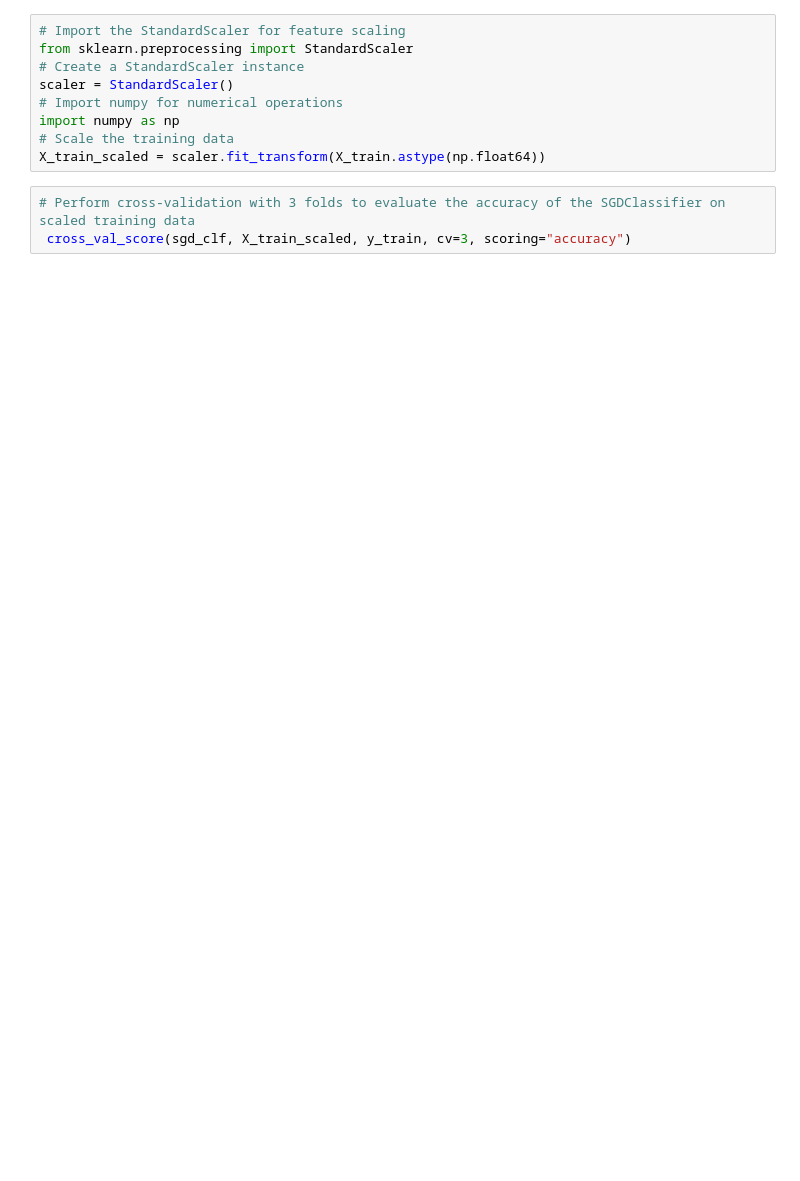
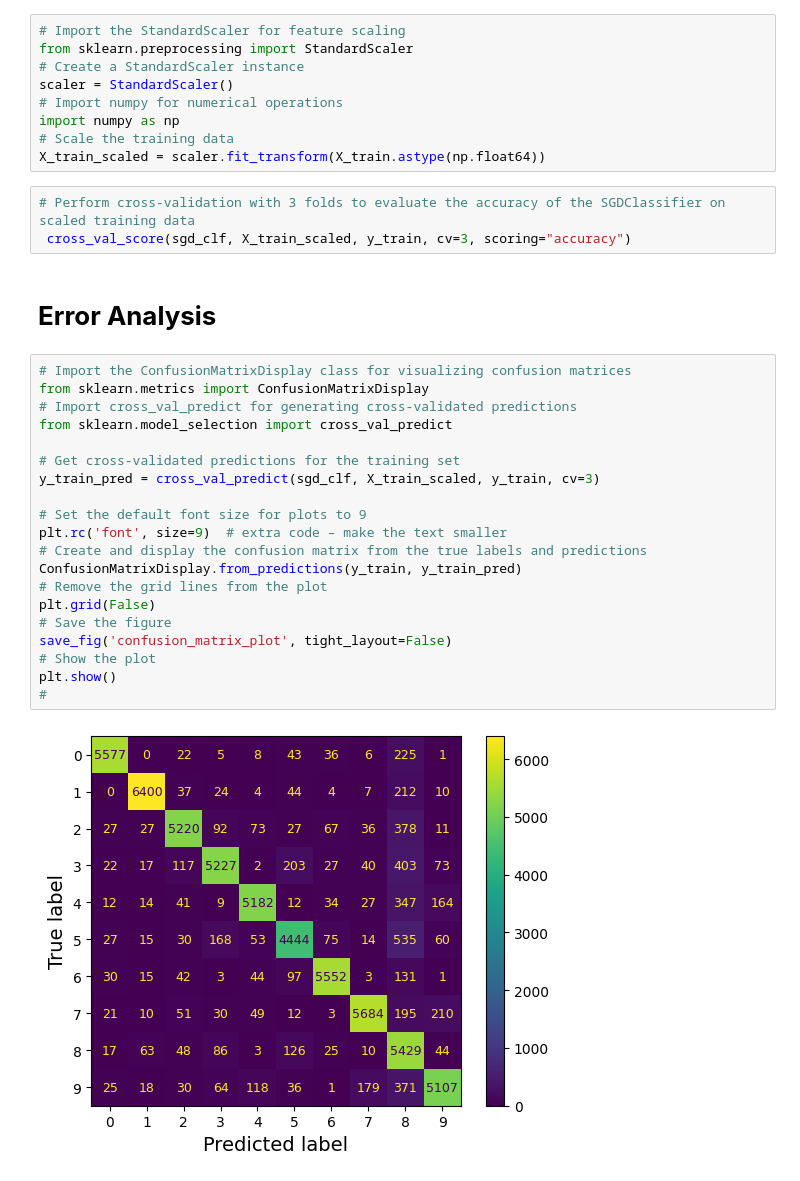
Before and after one commit to Saifullah785/hands-on-ml-notes-practice, a Jupyter notebook: Chapter_03_classification.ipynb, the cells around one changed output. Drawn from its saved outputs; the diff is of its cells as text; blank space fills up the shorter version.

Commit message:
Created using Colab while practicing the code for chapter 03, topic of Error Analysis

```diff
--- a/Chapter_03_classification.ipynb
+++ b/Chapter_03_classification.ipynb
@@ -643,3 +641,27 @@ X_train_scaled = scaler.fit_transform(X_train.astype(np.float64))
 # %%
 # Perform cross-validation with 3 folds to evaluate the accuracy of the SGDClassifier on scaled training data
  cross_val_score(sgd_clf, X_train_scaled, y_train, cv=3, scoring="accuracy")
+# %% [markdown]
+# **Error Analysis**
+# %%
+# Import the ConfusionMatrixDisplay class for visualizing confusion matrices
+from sklearn.metrics import ConfusionMatrixDisplay
+# Import cross_val_predict for generating cross-validated predictions
+from sklearn.model_selection import cross_val_predict
+
+# Get cross-validated predictions for the training set
+y_train_pred = cross_val_predict(sgd_clf, X_train_scaled, y_train, cv=3)
+
+# Set the default font size for plots to 9
+plt.rc('font', size=9)  # extra code – make the text smaller
+# Create and display the confusion matrix from the true labels and predictions
+ConfusionMatrixDisplay.from_predictions(y_train, y_train_pred)
+# Remove the grid lines from the plot
+plt.grid(False)
+# Save the figure
+save_fig('confusion_matrix_plot', tight_layout=False)
+# Show the plot
+plt.show()
+#
+# %% [output]
+[figure, added]
```
Also changed, not shown: parts of 9 cells of this notebook.
